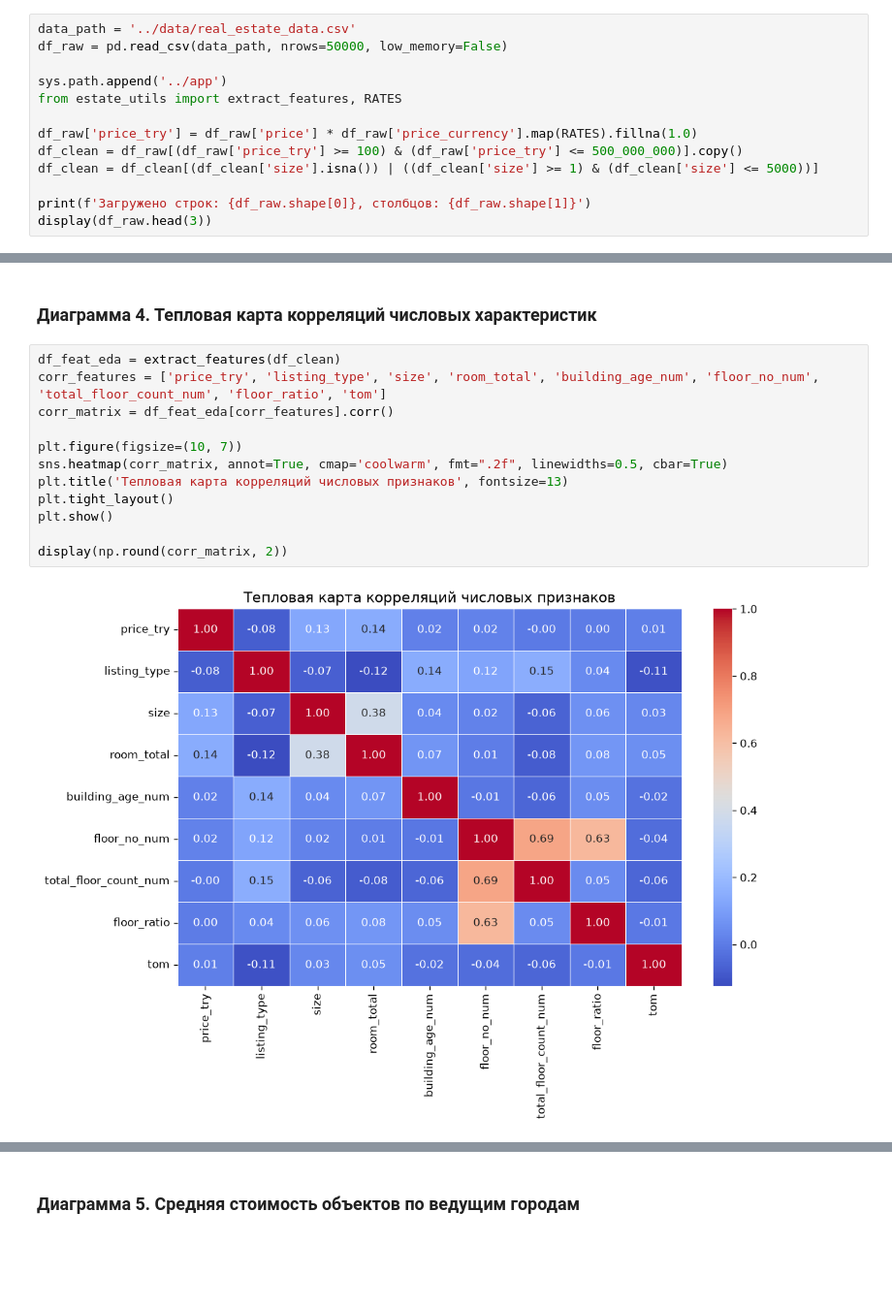
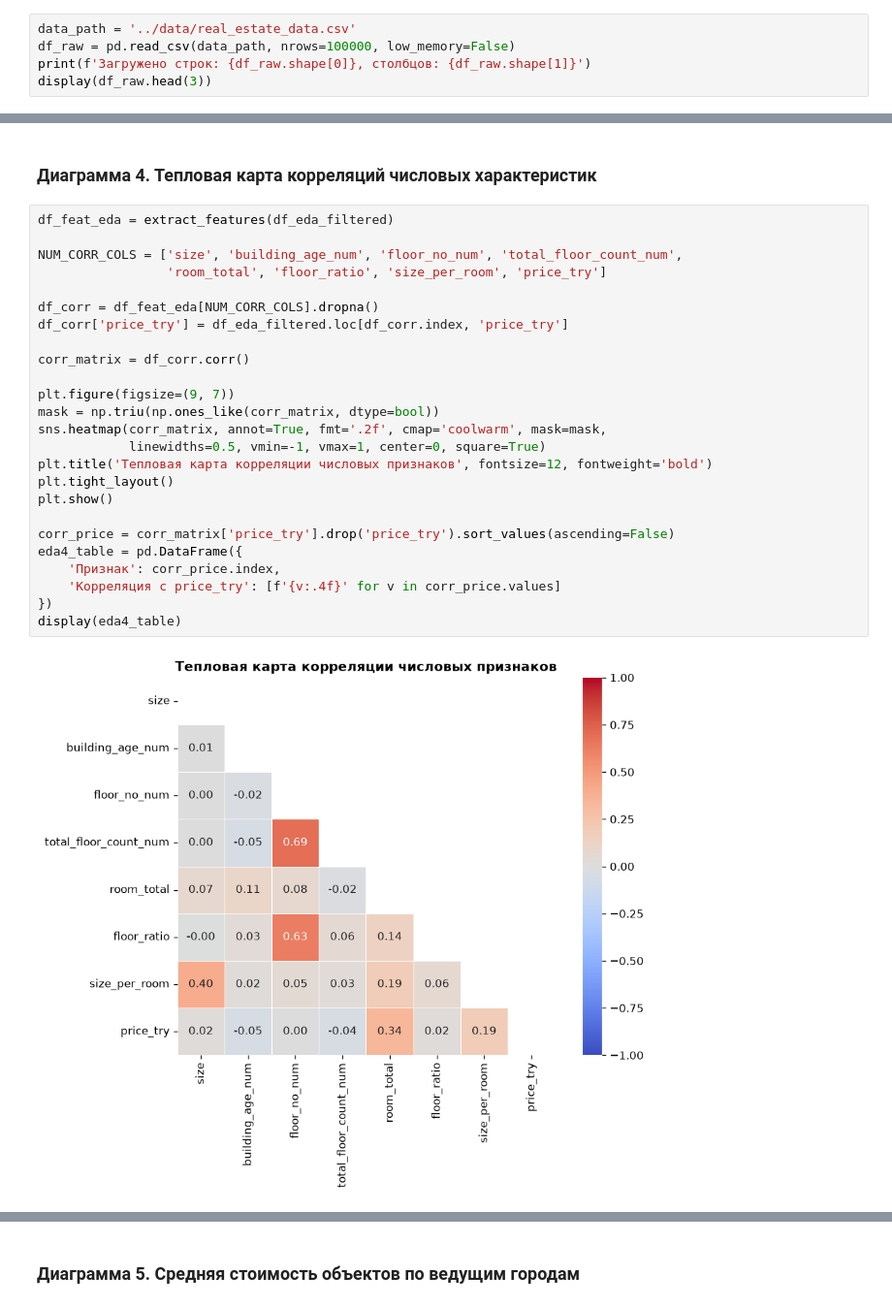
Before and after one commit to maksibatullinarturovich-lab/Moibd, a Jupyter notebook: moibd_estate/notebook/main.ipynb, the cells around one changed output, grey strips where cells are left out. Shown at 97% size. Saved outputs shown, nothing was run; the diff lists cells and outputs as text; blank space fills up the shorter version.

```diff
--- a/moibd_estate/notebook/main.ipynb
+++ b/moibd_estate/notebook/main.ipynb
@@ -31,15 +34,7 @@ from sklearn.metrics import mean_absolute_error, root_mean_squared_error, r2_sco
 Загрузка массива данных и предварительный анализ размерности и структуры признаков.
 # %%
 data_path = '../data/real_estate_data.csv'
-df_raw = pd.read_csv(data_path, nrows=50000, low_memory=False)
-
-sys.path.append('../app')
-from estate_utils import extract_features, RATES
-
-df_raw['price_try'] = df_raw['price'] * df_raw['price_currency'].map(RATES).fillna(1.0)
-df_clean = df_raw[(df_raw['price_try'] >= 100) & (df_raw['price_try'] <= 500_000_000)].copy()
-df_clean = df_clean[(df_clean['size'].isna()) | ((df_clean['size'] >= 1) & (df_clean['size'] <= 5000))]
-
+df_raw = pd.read_csv(data_path, nrows=100000, low_memory=False)
 print(f'Загружено строк: {df_raw.shape[0]}, столбцов: {df_raw.shape[1]}')
 display(df_raw.head(3))
 # %% [output]
@@ -167,16 +158,29 @@ display(subtype_table)
 # %% [markdown]
 ### Диаграмма 4. Тепловая карта корреляций числовых характеристик
 # %%
-df_feat_eda = extract_features(df_clean)
-corr_features = ['price_try', 'listing_type', 'size', 'room_total', 'building_age_num', 'floor_no_num', 'total_floor_count_num', 'floor_ratio', 'tom']
-corr_matrix = df_feat_eda[corr_features].corr()
+df_feat_eda = extract_features(df_eda_filtered)
 
-plt.figure(figsize=(10, 7))
-sns.heatmap(corr_matrix, annot=True, cmap='coolwarm', fmt=".2f", linewidths=0.5, cbar=True)
-plt.title('Тепловая карта корреляций числовых признаков', fontsize=13)
+NUM_CORR_COLS = ['size', 'building_age_num', 'floor_no_num', 'total_floor_count_num',
+                 'room_total', 'floor_ratio', 'size_per_room', 'price_try']
+
+df_corr = df_feat_eda[NUM_CORR_COLS].dropna()
+df_corr['price_try'] = df_eda_filtered.loc[df_corr.index, 'price_try']
+
+corr_matrix = df_corr.corr()
+
+plt.figure(figsize=(9, 7))
+mask = np.triu(np.ones_like(corr_matrix, dtype=bool))
+sns.heatmap(corr_matrix, annot=True, fmt='.2f', cmap='coolwarm', mask=mask,
+            linewidths=0.5, vmin=-1, vmax=1, center=0, square=True)
+plt.title('Тепловая карта корреляции числовых признаков', fontsize=12, fontweight='bold')
 plt.tight_layout()
 plt.show()
 
-display(np.round(corr_matrix, 2))
+corr_price = corr_matrix['price_try'].drop('price_try').sort_values(ascending=False)
+eda4_table = pd.DataFrame({
+    'Признак': corr_price.index,
+    'Корреляция с price_try': [f'{v:.4f}' for v in corr_price.values]
+})
+display(eda4_table)
 # %% [output]
-[figure, old version]
+[figure, new version]
```
Also changed, not shown: parts of 21 cells of this notebook, 8 other files.
